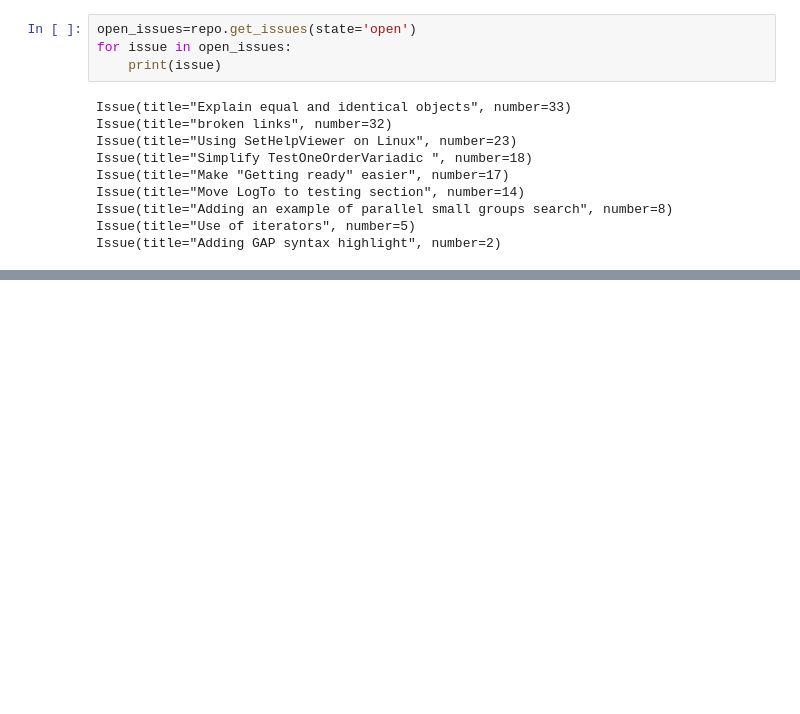
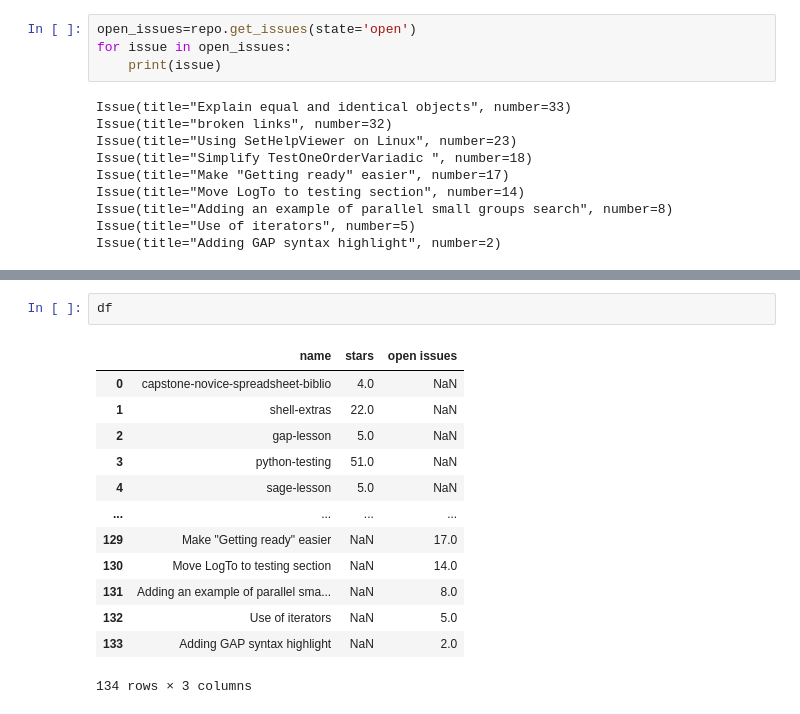
Before and after one commit to 2112udayan/Monitoring-tool-for-Carpentries-Incubator, a Jupyter notebook: notebooks/Simple-Example.ipynb, the cells around one changed output, grey strips where cells are left out. Saved outputs shown, nothing was run; the diff lists cells and outputs as text; blank space fills up the shorter version.

```diff
--- a/notebooks/Simple-Example.ipynb
+++ b/notebooks/Simple-Example.ipynb
@@ -211,0 +189,16 @@ Issue(title="Adding GAP syntax highlight", number=2)
+# %%
+df
+# %% [output]
+|  | name | stars | open issues |
+| 0 | capstone-novice-spreadsheet-biblio | 4.0 | NaN |
+| 1 | shell-extras | 22.0 | NaN |
+| 2 | gap-lesson | 5.0 | NaN |
+| 3 | python-testing | 51.0 | NaN |
+| 4 | sage-lesson | 5.0 | NaN |
+| ... | ... | ... | ... |
+| 129 | Make "Getting ready" easier | NaN | 17.0 |
+| 130 | Move LogTo to testing section | NaN | 14.0 |
+| 131 | Adding an example of parallel sma... | NaN | 8.0 |
+| 132 | Use of iterators | NaN | 5.0 |
+| 133 | Adding GAP syntax highlight | NaN | 2.0 |
+134 rows × 3 columns
```
Also changed, not shown: parts of 5 cells of this notebook.
